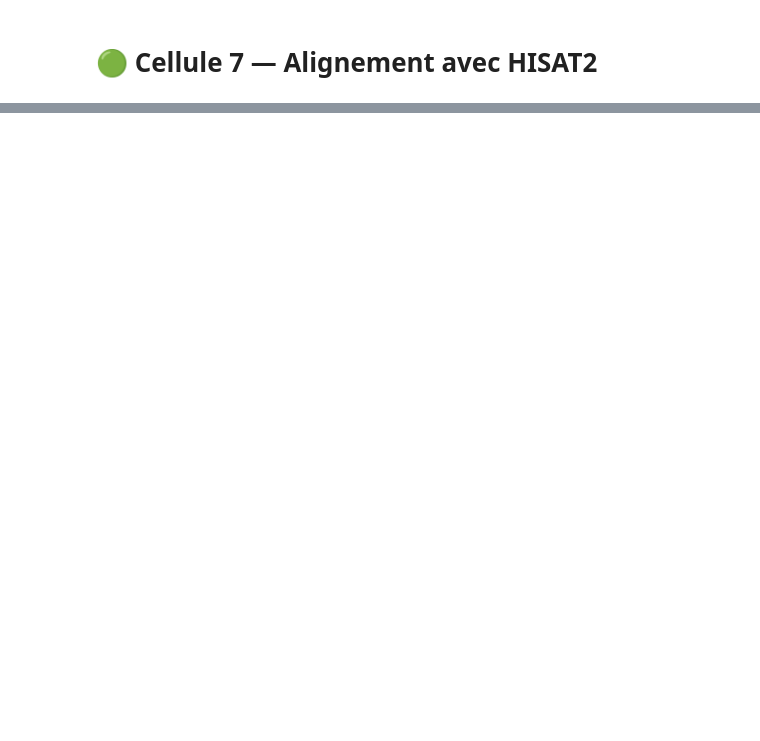
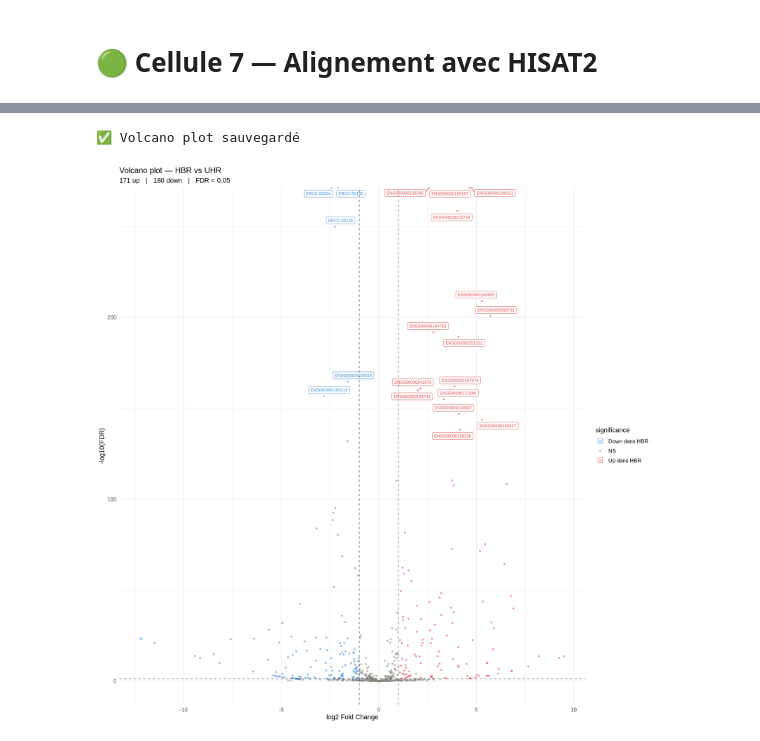
Before and after one commit to arvisjose-coder/rnaseq_analysis, a Jupyter notebook: notebooks/analyse_rnaseq.ipynb, the cells around one changed output, grey strips where cells are left out. Saved outputs shown, nothing was run; the diff lists cells and outputs as text; code cells hidden in the pictures; blank space fills up the shorter version.

```diff
--- a/notebooks/analyse_rnaseq.ipynb
+++ b/notebooks/analyse_rnaseq.ipynb
@@ -266,0 +571,18 @@ print("\n✅ Tous les échantillons sont alignés !")
+# %%
+# Analyse DESeq2 en une commande
+# Réalise en séquence :
+#   1. Estimation des size factors (normalisation)
+#   2. Estimation de la dispersion
+#   3. Test de Wald (HBR vs UHR)
+dds <- DESeq(dds)
+
+# Extraire les résultats HBR vs UHR
+# alpha = seuil FDR
+res <- results(
+  dds,
+  contrast       = c("condition", "HBR", "UHR"),
+  alpha          = 0.05,
+  pAdjustMethod  = "BH"   # Benjamini-Hochberg
+)
+
+summary(res)
@@ -266,0 +610,48 @@ print("\n✅ Tous les échantillons sont alignés !")
+# %%
+# Volcano plot — visualisation des résultats
+res_df <- as.data.frame(res) %>%
+  tibble::rownames_to_column("gene") %>%
+  mutate(
+    significance = case_when(
+      padj < 0.05 & log2FoldChange >  1  ~ "Up dans HBR",
+      padj < 0.05 & log2FoldChange < -1  ~ "Down dans HBR",
+      TRUE                               ~ "NS"
+    )
+  )
+
+# Top 20 gènes les plus significatifs
+top_genes <- res_df %>%
+  filter(significance != "NS") %>%
+  arrange(padj) %>%
+  head(20)
+
+# Volcano plot
+p <- ggplot(res_df, aes(x=log2FoldChange, y=-log10(padj), color=significance)) +
+  geom_point(alpha=0.5, size=1) +
+  geom_label_repel(data=top_genes, aes(label=gene), size=2.5, max.overlaps=15) +
+  scale_color_manual(values=c(
+    "Up dans HBR"   = "#E24B4A",
+    "Down dans HBR" = "#378ADD",
+    "NS"            = "#888780"
+  )) +
+  geom_vline(xintercept=c(-1, 1), linetype="dashed", alpha=0.5) +
+  geom_hline(yintercept=-log10(0.05), linetype="dashed", alpha=0.5) +
+  labs(
+    title    = "Volcano plot — HBR vs UHR",
+    x        = "log2 Fold Change",
+    y        = "-log10(FDR)",
+    subtitle = paste0("171 up   |   180 down   |   FDR < 0.05")
+  ) +
+  theme_minimal(base_size=12)
+options(repr.plot.width=14, repr.plot.height=14)
+print(p)
+
+# Sauvegarder
+ggsave(
+  filename = "../results/05_figures/volcano_plot.pdf",
+  plot     = p,
+  width    = 8,
+  height   = 6
+)
+cat("✅ Volcano plot sauvegardé\n")
+# %% [output]
@@ -266,0 +675,2 @@ print("\n✅ Tous les échantillons sont alignés !")
+✅ Volcano plot sauvegardé
+[figure, added]
```
Also changed, not shown: parts of 24 cells of this notebook, 3 other files.
